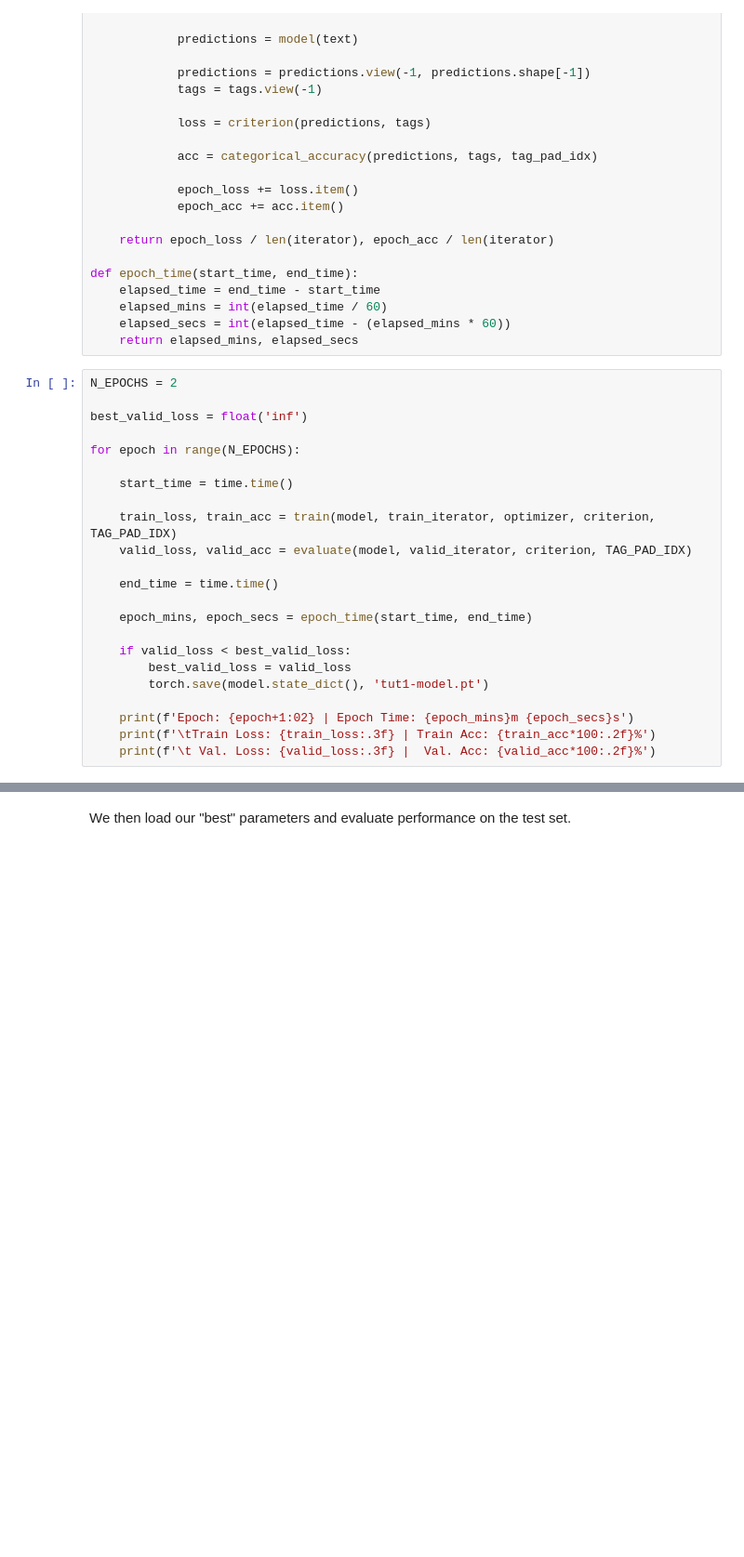
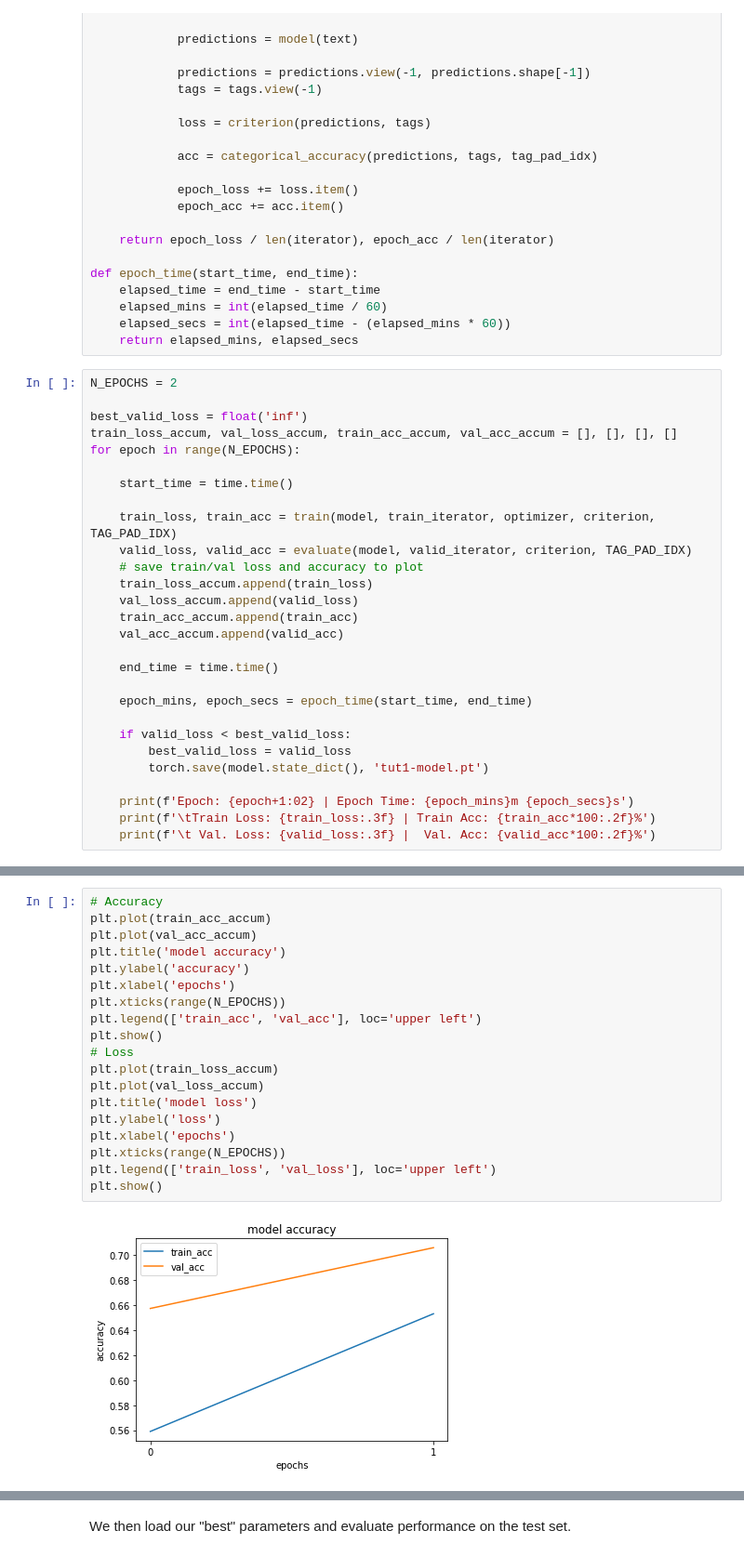
Before and after one commit to pptr3/nlp-assignments, a Jupyter notebook: assignment3/Assignment3.ipynb, the cells around one changed output, grey strips where cells are left out. Shown at 93% size. Cells and saved outputs as stored; diff of their text form; blank space fills up the shorter version.

Commit message:
add loss and accuracy plots

```diff
--- a/assignment3/Assignment3.ipynb
+++ b/assignment3/Assignment3.ipynb
@@ -421,13 +400,18 @@ def epoch_time(start_time, end_time):
 N_EPOCHS = 2
 
 best_valid_loss = float('inf')
-
+train_loss_accum, val_loss_accum, train_acc_accum, val_acc_accum = [], [], [], []
 for epoch in range(N_EPOCHS):
 
     start_time = time.time()
 
     train_loss, train_acc = train(model, train_iterator, optimizer, criterion, TAG_PAD_IDX)
     valid_loss, valid_acc = evaluate(model, valid_iterator, criterion, TAG_PAD_IDX)
+    # save train/val loss and accuracy to plot
+    train_loss_accum.append(train_loss)
+    val_loss_accum.append(valid_loss)
+    train_acc_accum.append(train_acc)
+    val_acc_accum.append(valid_acc)
 
     end_time = time.time()
 
@@ -444,0 +436,21 @@ RuntimeError: Expected tensor for argument #1 'indices' to have scalar type Long
+# %%
+# Accuracy
+plt.plot(train_acc_accum)
+plt.plot(val_acc_accum)
+plt.title('model accuracy')
+plt.ylabel('accuracy')
+plt.xlabel('epochs')
+plt.xticks(range(N_EPOCHS))
+plt.legend(['train_acc', 'val_acc'], loc='upper left')
+plt.show()
+# Loss
+plt.plot(train_loss_accum)
+plt.plot(val_loss_accum)
+plt.title('model loss')
+plt.ylabel('loss')
+plt.xlabel('epochs')
+plt.xticks(range(N_EPOCHS))
+plt.legend(['train_loss', 'val_loss'], loc='upper left')
+plt.show()
+# %% [output]
+[figure, added]
```
Also changed, not shown: parts of 6 cells of this notebook, 1 other file.
